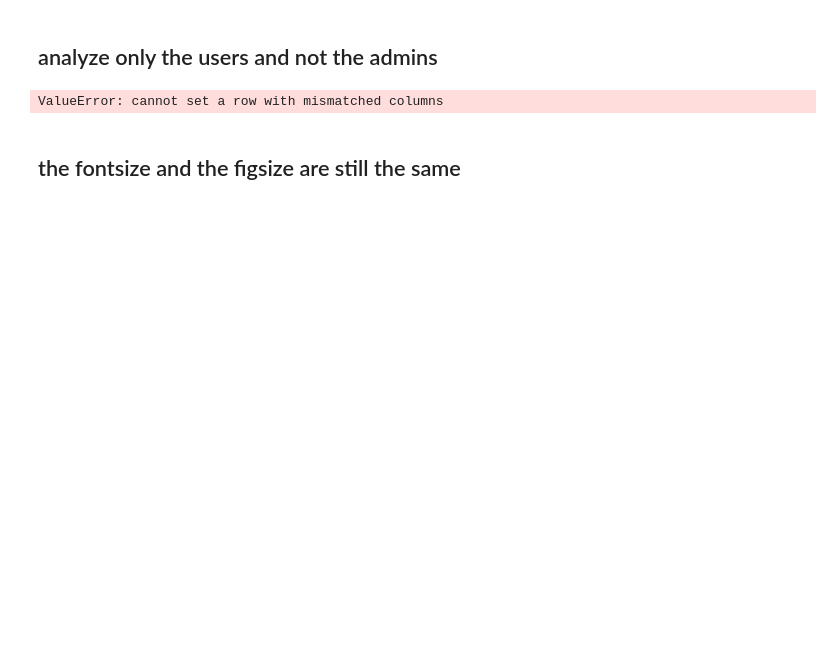
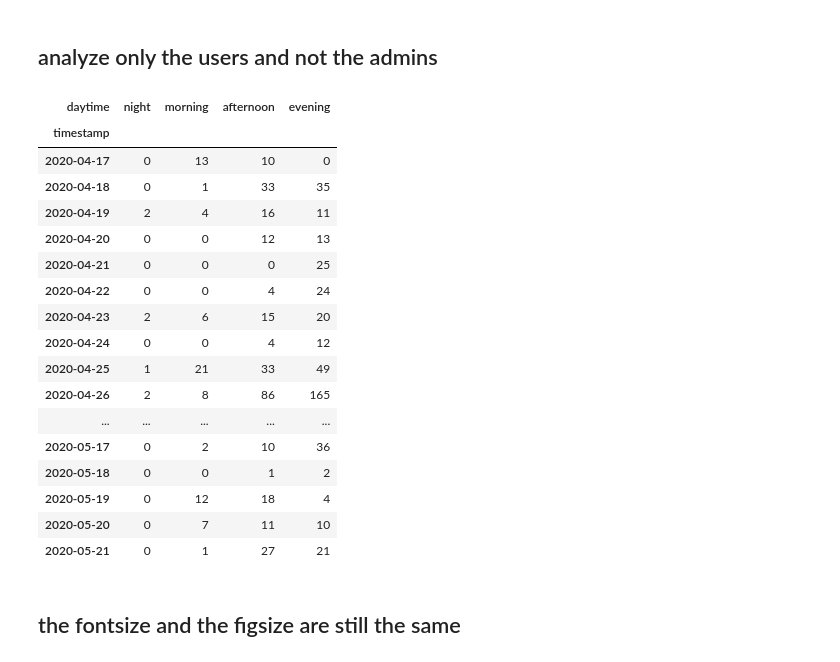
Before and after one commit to senglish42/python_ds, a Jupyter notebook: day07/ex02/02_bar_chart.ipynb, the cells around one changed output. Drawn from its saved outputs; the diff is of its cells as text; code cells hidden in the pictures; blank space fills up the shorter version.

```diff
--- a/day07/ex02/02_bar_chart.ipynb
+++ b/day07/ex02/02_bar_chart.ipynb
@@ -8,19 +8,33 @@ con = sqlite3.connect("../data/checking-logs.sqlite.sqlite copy")
 # %%
 df = pd.io.sql.read_sql("SELECT timestamp FROM checker WHERE uid LIKE 'user_%';", parse_dates=['timestamp'], con=con)
 dt_bins = [0, 3, 9, 16, 23]
 dt_labels = ['night', 'morning', 'afternoon', 'evening']
 df['daytime'] = pd.cut(df['timestamp'].dt.hour, bins=dt_bins, labels=dt_labels, include_lowest = True, ordered=False)
 df = df.groupby([df['timestamp'].dt.date, df['daytime']]).count()
 df.rename(columns={'timestamp' : 'commits'}, inplace=True)
 df.reset_index(level='daytime', inplace=True)
 df.reset_index(level='timestamp', inplace=True)
 df = df.pivot_table(index='timestamp', values='commits', columns='daytime')
-df1 = pd.DataFrame(columns=['datetime', 'commits'])
-df1.loc[0] = ["night", "morning", "afternoon", "evening"]
-df1.loc[1] = [df['night'].sum(), df['morning'].sum(), df['afternoon'].sum(), df['evening'].sum()]
-df1
+df
 # %% [output]
-ValueError: cannot set a row with mismatched columns
+| daytime | night | morning | afternoon | evening |
+| timestamp |  |  |  |  |
+| 2020-04-17 | 0 | 13 | 10 | 0 |
+| 2020-04-18 | 0 | 1 | 33 | 35 |
+| 2020-04-19 | 2 | 4 | 16 | 11 |
+| 2020-04-20 | 0 | 0 | 12 | 13 |
+| 2020-04-21 | 0 | 0 | 0 | 25 |
+| 2020-04-22 | 0 | 0 | 4 | 24 |
+| 2020-04-23 | 2 | 6 | 15 | 20 |
+| 2020-04-24 | 0 | 0 | 4 | 12 |
+| 2020-04-25 | 1 | 21 | 33 | 49 |
+| 2020-04-26 | 2 | 8 | 86 | 165 |
+| ... | ... | ... | ... | ... |
+| 2020-05-17 | 0 | 2 | 10 | 36 |
+| 2020-05-18 | 0 | 0 | 1 | 2 |
+| 2020-05-19 | 0 | 12 | 18 | 4 |
+| 2020-05-20 | 0 | 7 | 11 | 10 |
+| 2020-05-21 | 0 | 1 | 27 | 21 |
 # %% [markdown]
 ## the fontsize and the figsize are still the same
 # %%
```
Also changed, not shown: parts of 7 cells of this notebook.
